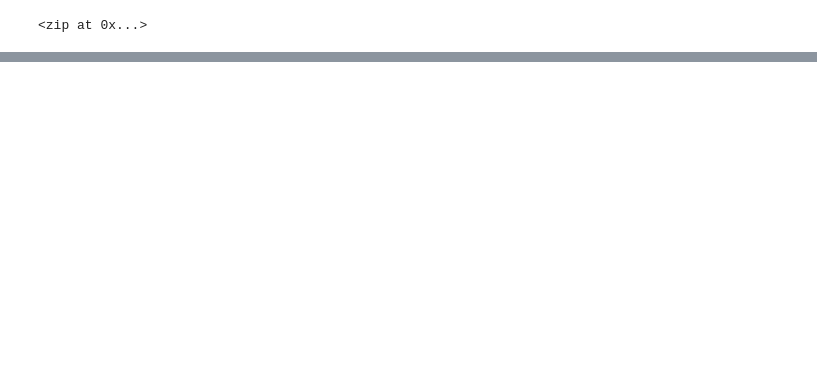
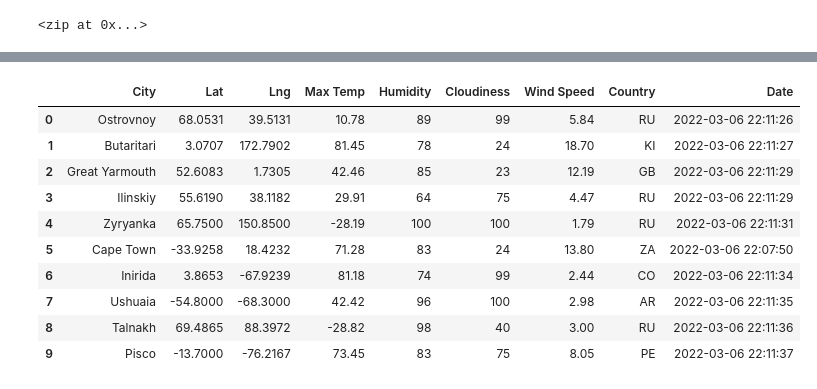
Before and after one commit to ActuallyReese/World_Weather_Analysis, a Jupyter notebook: WeatherPy.ipynb, the cells around one changed output, grey strips where cells are left out. Cells and saved outputs as stored; diff of their text form; code cells hidden in the pictures; blank space fills up the shorter version.

Commit message:
Updated .gitignore and WeatherPy file

```diff
--- a/WeatherPy.ipynb
+++ b/WeatherPy.ipynb
@@ -33,0 +42,13 @@ len(cities)
+# %%
+# Starting URL for Weather Map API Call.
+url = "http://api.openweathermap.org/data/2.5/weather?units=Imperial&APPID=" + weather_api_key
+# %%
+# Create an empty list to hold the weather data.
+city_data = []
+# Print the beginning of the logging.
+print("Beginning Data Retrieval     ")
+print("-----------------------------")
+
+# Create counters.
+record_count = 1
+set_count = 1
@@ -33,0 +58,12 @@ len(cities)
+# %%
+# Loop through all the cities in our list.
+for i in range(len(cities)):
+
+    # Group cities in sets of 50 for logging purposes.
+    if (i % 50 == 0 and i >= 50):
+        set_count += 1
+        record_count = 1
+        time.sleep(60)
+
+    # Create endpoint URL with each city.
+    city_url = url + "&q=" + cities[i]
@@ -33,0 +141,16 @@ len(cities)
+# %%
+# Convert the array of dictionaries to a Pandas DataFrame.
+city_data_df = pd.DataFrame(city_data)
+city_data_df.head(10)
+# %% [output]
+|  | City | Lat | Lng | Max Temp | Humidity | Cloudiness | Wind Speed | Country | Date |
+| 0 | Ostrovnoy | 68.0531 | 39.5131 | 10.78 | 89 | 99 | 5.84 | RU | 2022-03-06 22:11:26 |
+| 1 | Butaritari | 3.0707 | 172.7902 | 81.45 | 78 | 24 | 18.70 | KI | 2022-03-06 22:11:27 |
+| 2 | Great Yarmouth | 52.6083 | 1.7305 | 42.46 | 85 | 23 | 12.19 | GB | 2022-03-06 22:11:29 |
+| 3 | Ilinskiy | 55.6190 | 38.1182 | 29.91 | 64 | 75 | 4.47 | RU | 2022-03-06 22:11:29 |
+| 4 | Zyryanka | 65.7500 | 150.8500 | -28.19 | 100 | 100 | 1.79 | RU | 2022-03-06 22:11:31 |
+| 5 | Cape Town | -33.9258 | 18.4232 | 71.28 | 83 | 24 | 13.80 | ZA | 2022-03-06 22:07:50 |
+| 6 | Inirida | 3.8653 | -67.9239 | 81.18 | 74 | 99 | 2.44 | CO | 2022-03-06 22:11:34 |
+| 7 | Ushuaia | -54.8000 | -68.3000 | 42.42 | 96 | 100 | 2.98 | AR | 2022-03-06 22:11:35 |
+| 8 | Talnakh | 69.4865 | 88.3972 | -28.82 | 98 | 40 | 3.00 | RU | 2022-03-06 22:11:36 |
+| 9 | Pisco | -13.7000 | -76.2167 | 73.45 | 83 | 75 | 8.05 | PE | 2022-03-06 22:11:37 |
```
Also changed, not shown: parts of 10 cells of this notebook, 3 other files.
